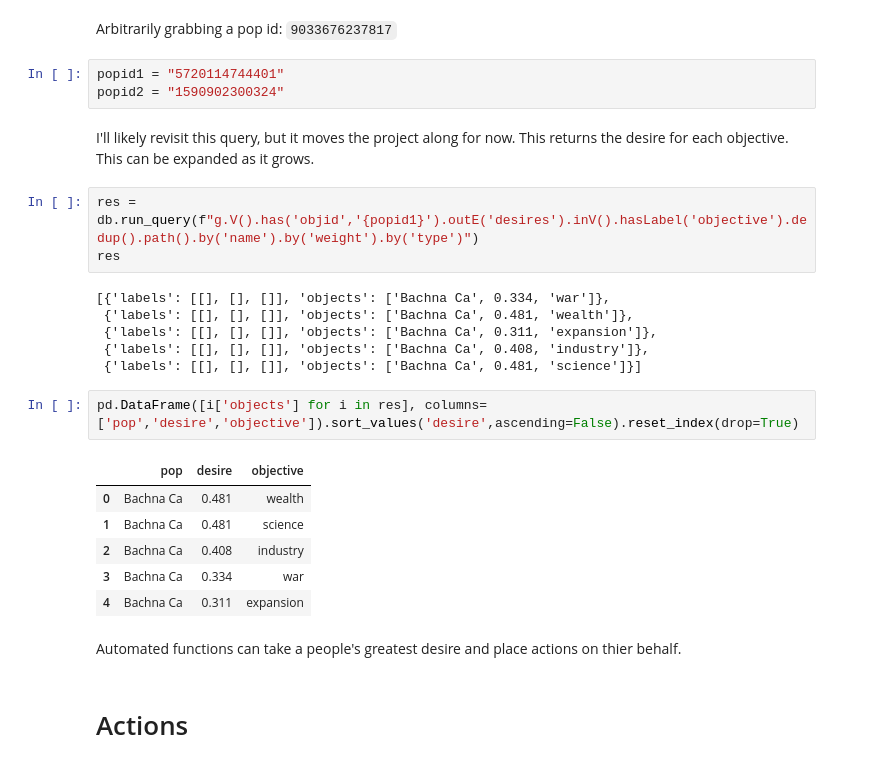
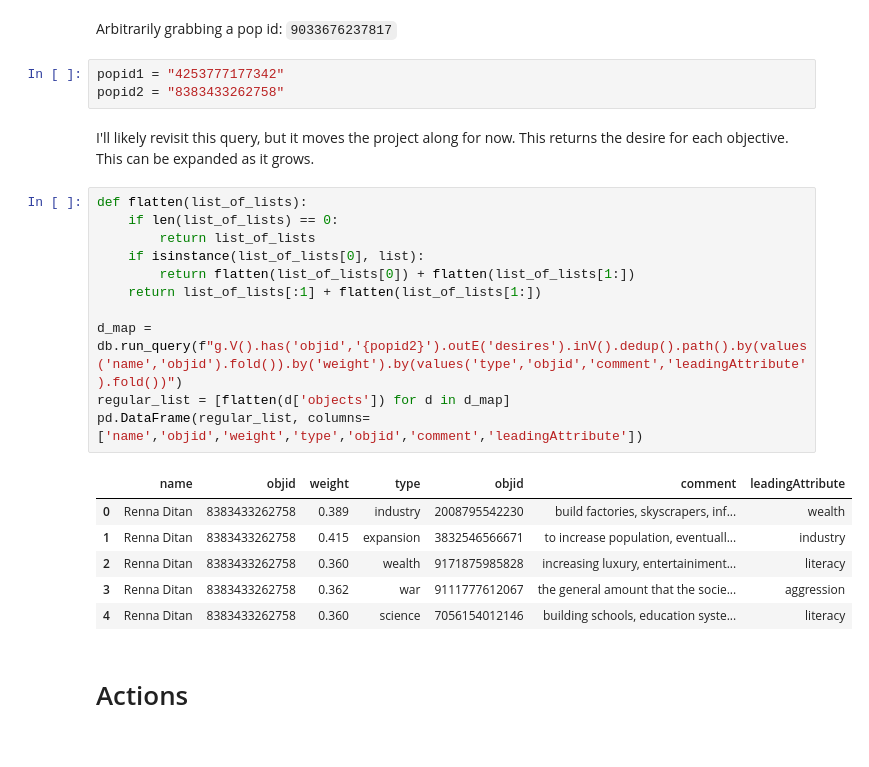
Before and after one commit to BillmanH/exoplanets, a Jupyter notebook: notebooks/People/People Making Choices.ipynb, the cells around one changed output. Drawn from its saved outputs; the diff is of its cells as text.

Commit message:
Figured out the function to get desires for a pop

```diff
--- a/notebooks/People/People Making Choices.ipynb
+++ b/notebooks/People/People Making Choices.ipynb
@@ -208,30 +180,28 @@ db.qtodf(f"g.V().hasLabel('pop').has('username','{local_user}').limit(2).valueMa
 # %% [markdown]
 Arbitrarily grabbing a pop id: `9033676237817`
 # %%
-popid1 = "5720114744401"
-popid2 = "1590902300324"
+popid1 = "4253777177342"
+popid2 = "8383433262758"
 # %% [markdown]
 I'll likely revisit this query, but it moves the project along for now. This returns the desire for each objective. This can be expanded as it grows.
-# %%
-res = db.run_query(f"g.V().has('objid','{popid1}').outE('desires').inV().hasLabel('objective').dedup().path().by('name').by('weight').by('type')")
-res
-# %% [output]
-[{'labels': [[], [], []], 'objects': ['Bachna Ca', 0.334, 'war']},
- {'labels': [[], [], []], 'objects': ['Bachna Ca', 0.481, 'wealth']},
- {'labels': [[], [], []], 'objects': ['Bachna Ca', 0.311, 'expansion']},
- {'labels': [[], [], []], 'objects': ['Bachna Ca', 0.408, 'industry']},
- {'labels': [[], [], []], 'objects': ['Bachna Ca', 0.481, 'science']}]
-# %%
-pd.DataFrame([i['objects'] for i in res], columns=['pop','desire','objective']).sort_values('desire',ascending=False).reset_index(drop=True)
-# %% [output]
-|  | pop | desire | objective |
-| 0 | Bachna Ca | 0.481 | wealth |
-| 1 | Bachna Ca | 0.481 | science |
-| 2 | Bachna Ca | 0.408 | industry |
-| 3 | Bachna Ca | 0.334 | war |
-| 4 | Bachna Ca | 0.311 | expansion |
-# %% [markdown]
-Automated functions can take a people's greatest desire and place actions on thier behalf.
+# %%
+def flatten(list_of_lists):
+    if len(list_of_lists) == 0:
+        return list_of_lists
+    if isinstance(list_of_lists[0], list):
+        return flatten(list_of_lists[0]) + flatten(list_of_lists[1:])
+    return list_of_lists[:1] + flatten(list_of_lists[1:])
+
+d_map = db.run_query(f"g.V().has('objid','{popid2}').outE('desires').inV().dedup().path().by(values('name','objid').fold()).by('weight').by(values('type','objid','comment','leadingAttribute').fold())")
+regular_list = [flatten(d['objects']) for d in d_map]
+pd.DataFrame(regular_list, columns=['name','objid','weight','type','objid','comment','leadingAttribute'])
+# %% [output]
+|  | name | objid | weight | type | objid | comment | leadingAttribute |
+| 0 | Renna Ditan | 8383433262758 | 0.389 | industry | 2008795542230 | build factories, skyscrapers, inf... | wealth |
+| 1 | Renna Ditan | 8383433262758 | 0.415 | expansion | 3832546566671 | to increase population, eventuall... | industry |
+| 2 | Renna Ditan | 8383433262758 | 0.360 | wealth | 9171875985828 | increasing luxury, entertainiment... | literacy |
+| 3 | Renna Ditan | 8383433262758 | 0.362 | war | 9111777612067 | the general amount that the socie... | aggression |
+| 4 | Renna Ditan | 8383433262758 | 0.360 | science | 7056154012146 | building schools, education syste... | literacy |
 # %% [markdown]
 # Actions
 # %%
```
Also changed, not shown: parts of 9 cells of this notebook.
